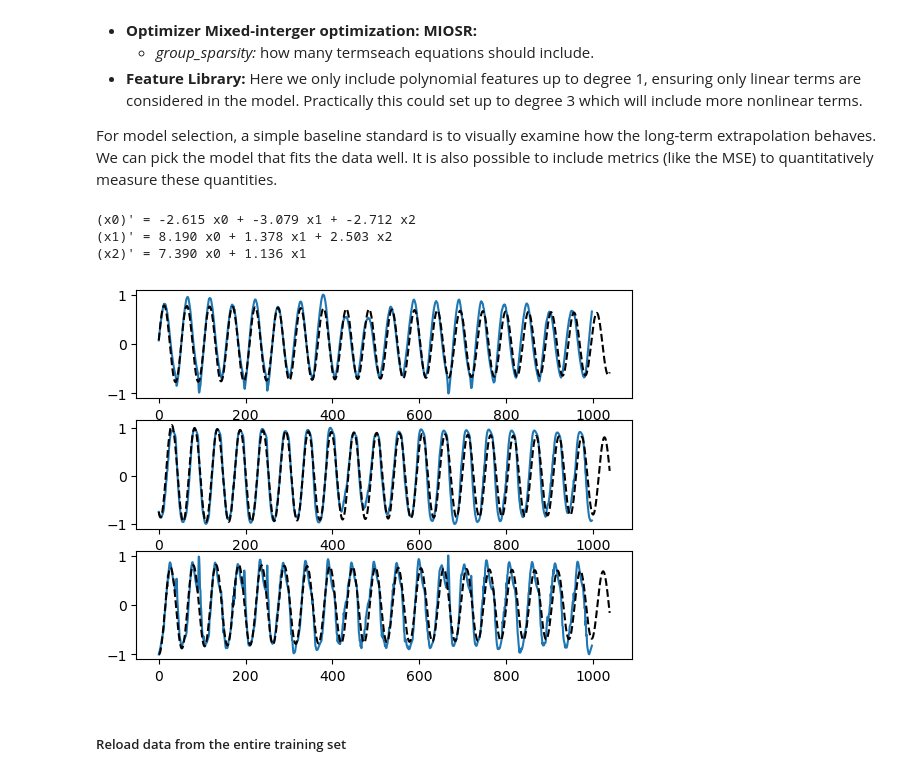
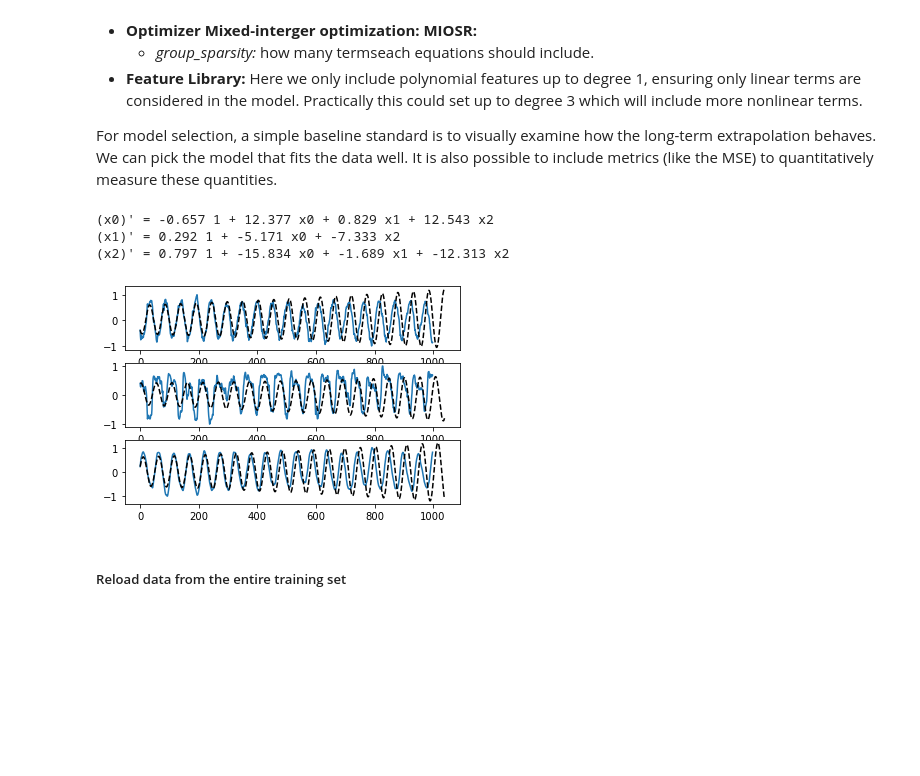
Before and after one commit to gaoliyao/sindy-shred, a Jupyter notebook: sst_sindy_shred.ipynb, the cells around one changed output. Cells and saved outputs as stored; diff of their text form; code cells hidden in the pictures; blank space fills up the shorter version.

```diff
--- a/sst_sindy_shred.ipynb
+++ b/sst_sindy_shred.ipynb
@@ -77,8 +88,6 @@ for i in range(len(all_data_in)):
     all_data_in[i] = transformed_X[i:i+lags, sensor_locations]
 
 ### Generate training validation and test datasets both for reconstruction of states and forecasting sensors
-device = 'cuda' if torch.cuda.is_available() else 'cpu'
-
 train_data_in = torch.tensor(all_data_in[train_indices], dtype=torch.float32).to(device)
 valid_data_in = torch.tensor(all_data_in[valid_indices], dtype=torch.float32).to(device)
 test_data_in = torch.tensor(all_data_in[test_indices], dtype=torch.float32).to(device)
@@ -97,8 +106,8 @@ len(test_dataset)
 318
 # %%
 sub_index_X = transformed_X[:,sensor_locations]
-fig, ax = plt.subplots(10)
+fig, ax = plt.subplots(max(num_sensors,10))
 
-for i in range(10):
+for i in range(max(num_sensors,10)):
     ax[i].plot(sub_index_X[:,i])
 # %% [output]
@@ -107,14 +116,17 @@ for i in range(10):
 We set up SINDy library coefficients
 # %%
 latent_dim = 3
-poly_order = 3
+poly_order = 1
 include_sine = False
 library_dim = sindy.library_size(latent_dim, poly_order, include_sine, True)
 # %% [markdown]
 We train the model using the training and validation datasets.
 # %%
 import sindy_shred
+import importlib
+importlib.reload(sindy_shred)
+importlib.reload(sindy)
 shred = sindy_shred.SINDy_SHRED(num_sensors, m, hidden_size=latent_dim, hidden_layers=2, l1=350, l2=400, dropout=0.1,
-                                 library_dim=library_dim, poly_order=poly_order, include_sine=include_sine, dt=1/52.0*0.1, layer_norm=False).to(device)
-validation_errors = sindy_shred.fit(shred, train_dataset, valid_dataset, batch_size=128, num_epochs=600, lr=1e-3, verbose=True, threshold=0.25, patience=5, sindy_regularization=10.0, optimizer="AdamW", thres_epoch=100)
+                                 library_dim=library_dim, poly_order=poly_order, include_sine=include_sine, dt=1/52.0*0.1, layer_norm=False, device=device)
+validation_errors = sindy_shred.fit(shred, train_dataset, valid_dataset, batch_size=128, num_epochs=200, lr=1e-3, verbose=True, threshold=0.05, patience=5, sindy_regularization=10.0, optimizer="AdamW", thres_epoch=100)
 # %% [output]
@@ -196,38 +208,38 @@ x = gru_outs.detach().cpu().numpy()
 differentiation_method = ps.differentiation.FiniteDifference()
 # differentiation_method = ps.differentiation.SmoothedFiniteDifference()
 
 model = ps.SINDy(
-    optimizer=ps.STLSQ(threshold=0.8, alpha=0.05),
+    optimizer=ps.STLSQ(threshold=0.1, alpha=0.05),
     differentiation_method=differentiation_method,
     feature_library=ps.PolynomialLibrary(degree=poly_order)
 )
 
 # model = ps.SINDy(
 #     optimizer=ps.MIOSR(group_sparsity=(2,2,2), alpha=5000),
 #     differentiation_method=differentiation_method,
 #     feature_library=ps.PolynomialLibrary(degree=poly_order),
 # )
 
 model.fit(x, t=1/52.0, ensemble=False)
 model.print()
 
 
 ###############Plot the discovered SINDy model###############
 
 t_train = np.arange(0, 20, 1/52.0)
 init_cond = np.zeros(latent_dim)
 init_cond[:latent_dim] = gru_outs[0,:].detach().cpu().numpy()
 x_sim = model.simulate(init_cond, t_train)
 
 fig, ax = plt.subplots(latent_dim)
 for i in range(latent_dim):
     ax[i].plot(gru_outs[:,i].detach().cpu().numpy())
     ax[i].plot(x_sim[:,i], "k--", label="model")
 # %% [output]
-(x0)' = -2.615 x0 + -3.079 x1 + -2.712 x2
-(x1)' = 8.190 x0 + 1.378 x1 + 2.503 x2
-(x2)' = 7.390 x0 + 1.136 x1
+(x0)' = -0.657 1 + 12.377 x0 + 0.829 x1 + 12.543 x2
+(x1)' = 0.292 1 + -5.171 x0 + -7.333 x2
+(x2)' = 0.797 1 + -15.834 x0 + -1.689 x1 + -12.313 x2
-[figure, old version]
+[figure, new version]
 # %% [markdown]
 ##### Reload data from the entire training set
 # %%
```
Also changed, not shown: parts of 14 cells of this notebook, 2 other files.
